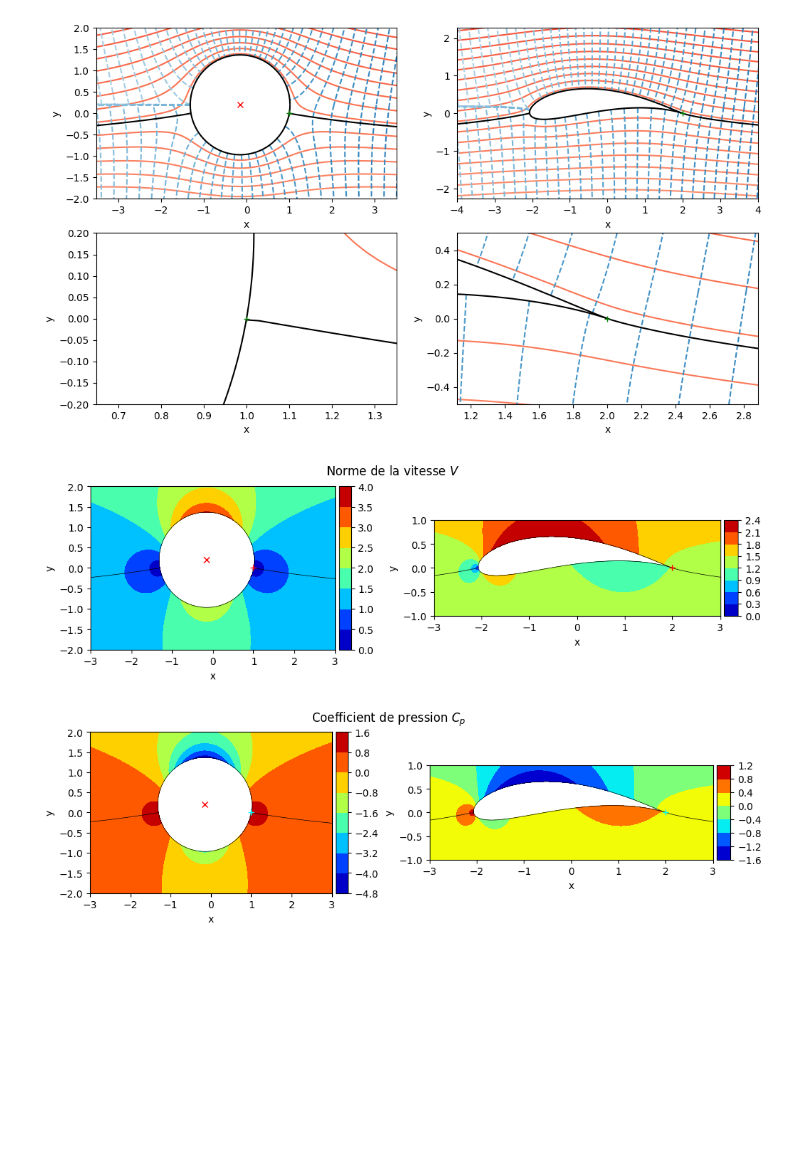
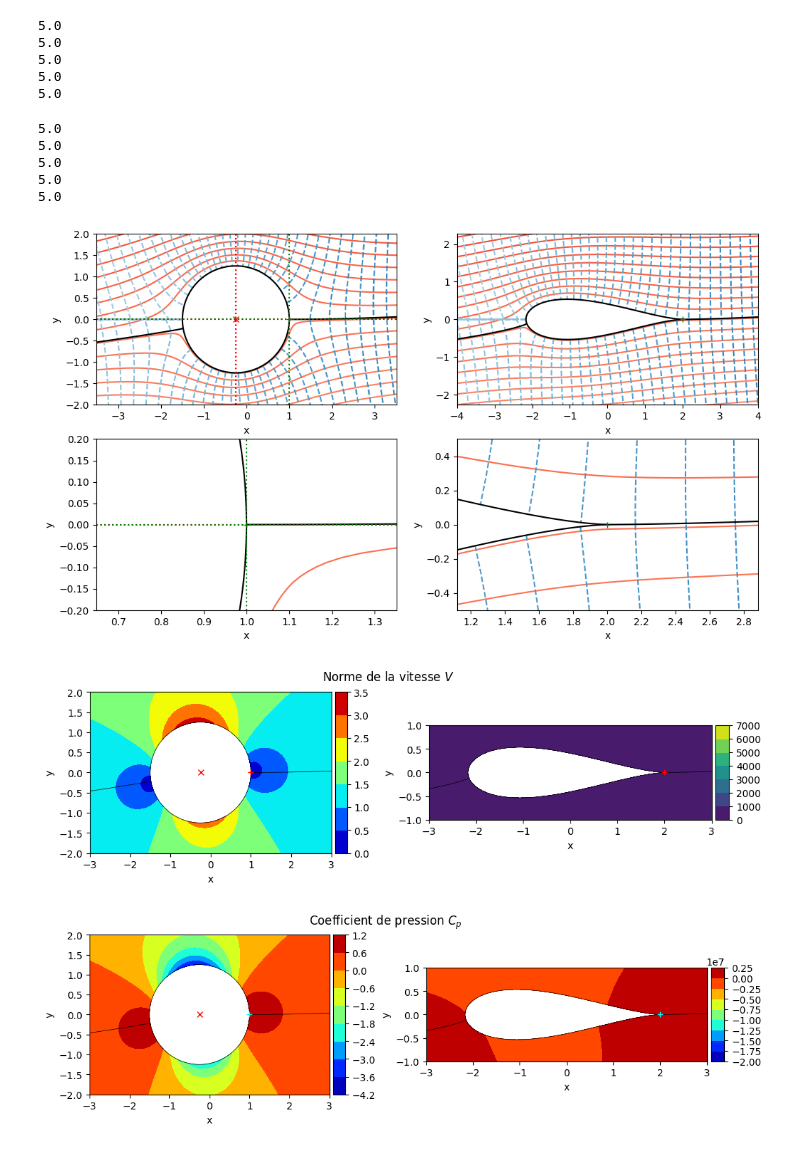
Before and after one commit to sanjosem/mec757_solutions, a Jupyter notebook: cours/Joukovski.ipynb, the cells around one changed output. Cells and saved outputs as stored; diff of their text form; code cells hidden in the pictures; blank space fills up the shorter version.

```diff
--- a/cours/Joukovski.ipynb
+++ b/cours/Joukovski.ipynb
@@ -24,10 +27,11 @@ def dJouk(z):
 # %%
-def create_cylinder_flow(grid,Gamma=0.0,center=[0.,0.]):
-    unif = bq.uniform(grid,Vinf)
+def create_cylinder_flow(grid,alpha=0.0,Gamma=0.0,center=[0.,0.]):
+    grid['alpha'] = alpha # Store angle of attack in grid (for polar coordinate)
+    unif = bq.uniform(grid,Vinf,alpha)
     dipole = bq.dipole(grid,Kappa,center=center)
     tourb = bq.tourbillon(grid,Gamma,R0=R0,center=center)
     ecoul = bq.superpose_ecoulement(unif,dipole,grid)
     ecoul = bq.superpose_ecoulement(ecoul,tourb,grid)
-    ecoul['V'] = (ecoul['ur']**2 + ecoul['ut']**2)**0.5
+    ecoul['V'] = (ecoul['u']**2 + ecoul['v']**2)**0.5
     ecoul['Cp'] = 1 - (ecoul['V']/Vinf)**2
     return ecoul
@@ -36,41 +38,62 @@ Gamma = 0.0
+# %%
+Gamma = -4* np.pi * Vinf * R0 * np.sin(beta-alpha)
 # %%
-grid = bq.create_2Dgrid_cyl(rbounds=[R0-1.0e-5,10*R0],center=center,nr=360,nt=2*360)
+grid = bq.create_2Dgrid_cyl(rbounds=[R0-1.0e-5,10*R0],center=center,nr=100,nt=2*360)
 Zgrid = grid['x'] + 1j * grid['y']
-ecoul = create_cylinder_flow(grid,Gamma=Gamma,center=center)
+ecoul = create_cylinder_flow(grid,alpha=alpha,Gamma=Gamma,center=center)
 zgrid = Jouk(Zgrid)
-W = ecoul['u'] + 1j * ecoul['v']
-w = W/dJouk(Zgrid)
+W = ecoul['u'] - 1j * ecoul['v']
+w = W/(dJouk(Zgrid))
 w_prof = np.abs(w)
+# dist = np.abs(Zgrid - ZTE)
+# w_prof[dist<1.0e-3] = 0.0
 Cp_prof = 1-(w_prof/Vinf)**2
+# %% [output]
+5.0
+5.0
+5.0
+5.0
+5.0
 # %%
 theta = np.linspace(0,2*np.pi)
 cercle = bq.create_2Dgrid_cyl(rbounds=[R0,R0],center=center,nr=1,nt=2*360)
-Zcercle = cercle['x'] + 1j * cercle['y']
+Zcercle = (cercle['x'] + 1j * cercle['y'])
 Prof = Jouk(Zcercle)
 LocTE = Jouk(ZTE)
-cercle_ecoul = create_cylinder_flow(cercle,Gamma=Gamma,center=center)
+cercle_ecoul = create_cylinder_flow(cercle,alpha=alpha,Gamma=Gamma,center=center)
 W_cercle = cercle_ecoul['u'] + 1j * cercle_ecoul['v']
-w_cercle = W_cercle/dJouk(Zcercle)
+w_cercle = W_cercle/(dJouk(Zcercle)* np.exp(-1j*alpha))
 w_cercle_prof = np.abs(w_cercle)
+# dist = np.abs(Zcercle - ZTE)
+# w_cercle_prof[dist<1.0e-3] = 0.0
 Cp_cercle_prof = 1-(w_cercle_prof/Vinf)**2
+# %% [output]
+5.0
+5.0
+5.0
+5.0
+5.0
 # %%
+# contour of the cylinder (account for the AoA and the velocity speed)
+psi0 = -center[0]*Vinf*np.sin(alpha)+center[1]*Vinf*np.cos(alpha)
+
 fig,axs = plt.subplots(2,2,figsize=(12,7))
 axs[0,0].plot(Zcenter.real,Zcenter.imag,'x',color='red')
 axs[0,0].contour(grid['x'],grid['y'],ecoul['psi'],Ncontours,cmap=plt.cm.Reds)
 axs[0,0].contour(grid['x'],grid['y'],ecoul['phi'],Ncontours,linestyles='--',cmap=plt.cm.Blues)
-axs[0,0].contour(grid['x'],grid['y'],ecoul['psi'],[center[1]*Vinf,],colors='black')
+axs[0,0].contour(grid['x'],grid['y'],ecoul['psi'],[psi0,],colors='black')
 axs[1,0].plot(Zcenter.real,Zcenter.imag,'x',color='red')
 axs[1,0].contour(grid['x'],grid['y'],ecoul['psi'],Ncontours,cmap=plt.cm.Reds)
 axs[1,0].contour(grid['x'],grid['y'],ecoul['phi'],Ncontours,linestyles='--',cmap=plt.cm.Blues)
-axs[1,0].contour(grid['x'],grid['y'],ecoul['psi'],[center[1]*Vinf,],colors='black')
+axs[1,0].contour(grid['x'],grid['y'],ecoul['psi'],[psi0,],colors='black')
 
 # axs[1].plot([-np.pi,np.pi],[0,0],color='grey')
 axs[0,1].contour(zgrid.real,zgrid.imag,ecoul['psi'],Ncontours,cmap=plt.cm.Reds)
 axs[0,1].contour(zgrid.real,zgrid.imag,ecoul['phi'],Ncontours,linestyles='--',cmap=plt.cm.Blues)
-axs[0,1].contour(zgrid.real,zgrid.imag,ecoul['psi'],[center[1]*Vinf,],colors='black')
+axs[0,1].contour(zgrid.real,zgrid.imag,ecoul['psi'],[psi0,],colors='black')
 axs[1,1].contour(zgrid.real,zgrid.imag,ecoul['psi'],Ncontours,cmap=plt.cm.Reds)
 axs[1,1].contour(zgrid.real,zgrid.imag,ecoul['phi'],Ncontours,linestyles='--',cmap=plt.cm.Blues)
-axs[1,1].contour(zgrid.real,zgrid.imag,ecoul['psi'],[center[1]*Vinf,],colors='black')
+axs[1,1].contour(zgrid.real,zgrid.imag,ecoul['psi'],[psi0,],colors='black')
 
 axs[0,0].plot(ZTE.real,ZTE.imag,'+',color='green')
 axs[0,1].plot(LocTE.real,LocTE.imag,'+',color='green')
@@ -83,6 +106,10 @@ for ax in axs[:,0]:
     ax.set_ylabel('y')
     ax.set_xlim(-2,2)
     ax.set_ylim(-2,2)
+    ax.axvline(Zcenter.real,color='red',linestyle='dotted')
+    ax.axhline(Zcenter.imag,color='red',linestyle='dotted')
+    ax.axvline(ZTE.real,color='green',linestyle='dotted')
+    ax.axhline(ZTE.imag,color='green',linestyle='dotted')
 for ax in axs[:,1]:
     ax.axis('equal')
     ax.set_xlabel('x')
@@ -95,47 +122,49 @@ axs[1,1].set_xlim(1.8,2.2)
 axs[1,1].set_ylim(-0.5,0.5)
 plt.show()
 # %% [output]
-[figure, old version]
+[figure, new version]
 # %%
 fig,axs = plt.subplots(1,2,figsize=(12,3))
 axs[0].plot(Zcenter.real,Zcenter.imag,'x',color='red')
 cf = axs[0].contourf(grid['x'],grid['y'],ecoul['V'],cmap=plt.cm.jet)
-axs[0].contour(grid['x'],grid['y'],ecoul['psi'],[center[1]*Vinf,],colors='black',linewidths=0.5)
+axs[0].contour(grid['x'],grid['y'],ecoul['psi'],[psi0,],colors='black',
+               linewidths=0.5)
 divider = make_axes_locatable(axs[0])
 cax = divider.append_axes("right", size="5%", pad=0.05)
 plt.colorbar(cf, cax=cax)
 
-cf2 = axs[1].contourf(zgrid.real,zgrid.imag,w_prof,linestyles='--',cmap=plt.cm.jet)
-axs[1].contour(zgrid.real,zgrid.imag,ecoul['psi'],[center[1]*Vinf,],colors='black',linewidths=0.5)
+cf2 = axs[1].contourf(zgrid.real,zgrid.imag,w_prof,linestyles='--')
+axs[1].contour(zgrid.real,zgrid.imag,ecoul['psi'],[psi0,],colors='black',
+               linewidths=0.5)
 divider = make_axes_locatable(axs[1])
 cax2 = divider.append_axes("right", size="5%", pad=0.05)
 plt.colorbar(cf2, cax=cax2)
 
 axs[0].plot(ZTE.real,ZTE.imag,'+',color='red')
 axs[1].plot(LocTE.real,LocTE.imag,'+',color='red')
 
 for ax in axs:
     ax.axis('equal')
     ax.set_xlabel('x')
     ax.set_ylabel('y')
     ax.set_xlim(-3,3)
 axs[0].set_ylim(-2,2)
 axs[1].set_ylim(-1,1)
 plt.suptitle(r'Norme de la vitesse $V$')
 plt.show()
 # %% [output]
-[figure, old version]
+[figure, new version]
 # %%
 fig,axs = plt.subplots(1,2,figsize=(12,3))
 axs[0].plot(Zcenter.real,Zcenter.imag,'x',color='red')
 cf = axs[0].contourf(grid['x'],grid['y'],ecoul['Cp'],cmap=plt.cm.jet)
-axs[0].contour(grid['x'],grid['y'],ecoul['psi'],[center[1]*Vinf,],colors='black',linewidths=0.5)
+axs[0].contour(grid['x'],grid['y'],ecoul['psi'],[psi0,],colors='black',linewidths=0.5)
 divider = make_axes_locatable(axs[0])
 cax = divider.append_axes("right", size="5%", pad=0.05)
 plt.colorbar(cf, cax=cax)
 
 cf2 = axs[1].contourf(zgrid.real,zgrid.imag,Cp_prof,linestyles='--',cmap=plt.cm.jet)
-axs[1].contour(zgrid.real,zgrid.imag,ecoul['psi'],[center[1]*Vinf,],colors='black',linewidths=0.5)
+axs[1].contour(zgrid.real,zgrid.imag,ecoul['psi'],[psi0,],colors='black',linewidths=0.5)
 divider = make_axes_locatable(axs[1])
 cax2 = divider.append_axes("right", size="5%", pad=0.05)
 plt.colorbar(cf2, cax=cax2)
@@ -153,5 +182,5 @@ axs[1].set_ylim(-1,1)
 plt.suptitle(r'Coefficient de pression $C_p$')
 plt.show()
 # %% [output]
-[figure, old version]
+[figure, new version]
 # %%
```
Also changed, not shown: parts of 5 cells of this notebook, 1 other file.
